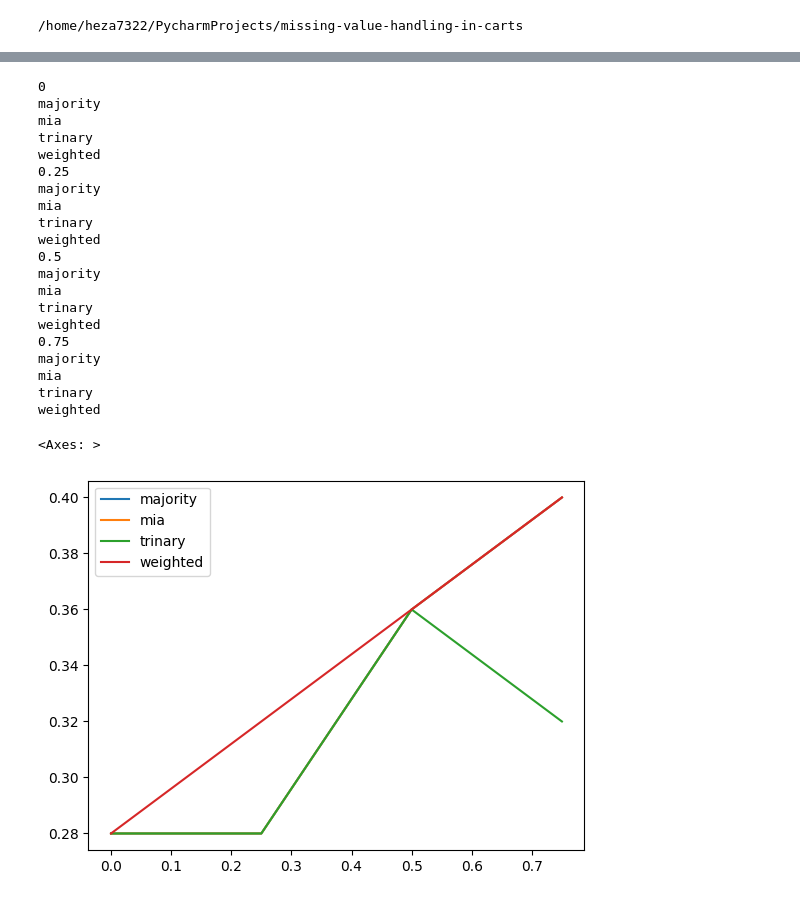
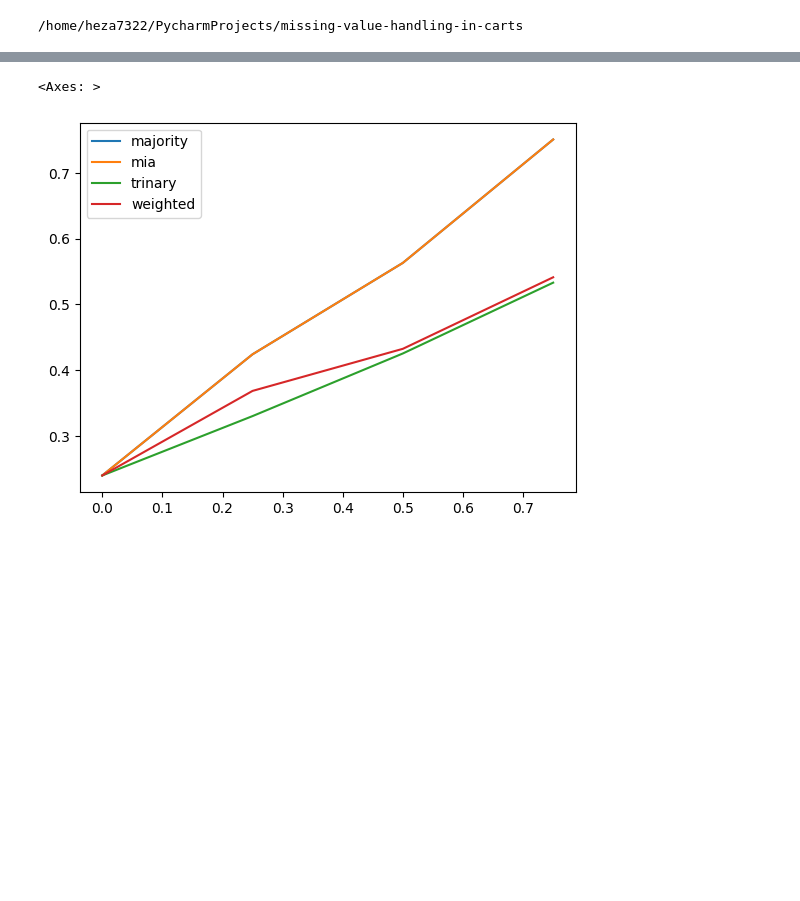
Before and after one commit to henningzakrisson/trinary-tree, a Jupyter notebook: example_notebooks/MCAR_examples_real.ipynb, the cells around one changed output, grey strips where cells are left out. Cells and saved outputs as stored; diff of their text form; code cells hidden in the pictures; blank space fills up the shorter version.

```diff
--- a/example_notebooks/MCAR_examples_real.ipynb
+++ b/example_notebooks/MCAR_examples_real.ipynb
@@ -13,6 +13,6 @@ from src.weighted_tree import WeightedTree
 from src.common.functions import get_indices, calculate_loss, fit_response
 
 data_folder = 'example_notebooks/data_cleaned/'
-file_name = 'lymphography.csv'
+file_name = 'ionosphere.csv'
 # %% [output]
 /home/heza7322/PycharmProjects/missing-value-handling-in-carts
@@ -76,7 +71,6 @@ for i in range(1,len(missing_probs)):
 results = pd.DataFrame(columns = [key for key in tree_types], index = missing_probs)
 trees = {}
 for i,missing_prob in enumerate(missing_probs):
-    print(missing_prob)
     X_train = dfs[i].loc[~dfs[i]['test'],features]
     y_train = dfs[i].loc[~dfs[i]['test'],'y']
     X_test  = dfs[i].loc[dfs[i]['test'],features]
@@ -86,13 +80,13 @@ for i,missing_prob in enumerate(missing_probs):
         trees[i][tree_name] = copy.deepcopy(tree_types[tree_name])
         trees[i][tree_name].fit(X_train,y_train)
 
-        y_hat = trees[i][tree_name].predict(X_test)
         if y_test.dtype == 'object':
-            loss = (y_test!=y_hat).mean()
+            y_prob = trees[i][tree_name].predict(X_test,prob=True)
+            loss = np.mean([-np.log(1e-30+y_prob.loc[i,y_test[i]]) for i in y_test.index])
         else:
+            y_hat = trees[i][tree_name].predict(X_test)
             loss = (y_test-y_hat).pow(2).mean()
         results.loc[missing_prob,tree_name] = loss
-        print(tree_name)
 
-(results-results.loc[0]).plot()
+results.plot()
 # %% [output]
@@ -121,40 +95,19 @@ weighted
 # %%
 # Missingness of different frequencies ONLY in test data
 results = pd.DataFrame(columns = [key for key in tree_types], index = missing_probs)
 for i,missing_prob in enumerate(missing_probs):
     X_test  = dfs[i].loc[dfs[i]['test'],features]
     y_test  = dfs[i].loc[dfs[i]['test'],'y']
-    print(missing_prob)
     for tree_name in tree_types:
-        y_hat = trees[0][tree_name].predict(X_test)
         if y_test.dtype == 'object':
-            loss = (y_test!=y_hat).mean()
+            y_prob = trees[0][tree_name].predict(X_test,prob=True)
+            loss = np.mean([-np.log(1e-30+y_prob.loc[i,y_test[i]]) for i in y_test.index])
         else:
+            y_hat = trees[0][tree_name].predict(X_test)
             loss = (y_test-y_hat).pow(2).mean()
         results.loc[missing_prob,tree_name] = loss
-        print(tree_name)
 
 results.plot()
 # %% [output]
-0
-majority
-mia
-trinary
-weighted
-0.25
-majority
-mia
-trinary
-weighted
-0.5
-majority
-mia
-trinary
-weighted
-0.75
-majority
-mia
-trinary
-weighted
+<Axes: >
-<Axes: >
-[figure, old version]
+[figure, new version]
```
Also changed, not shown: parts of 4 cells of this notebook.
